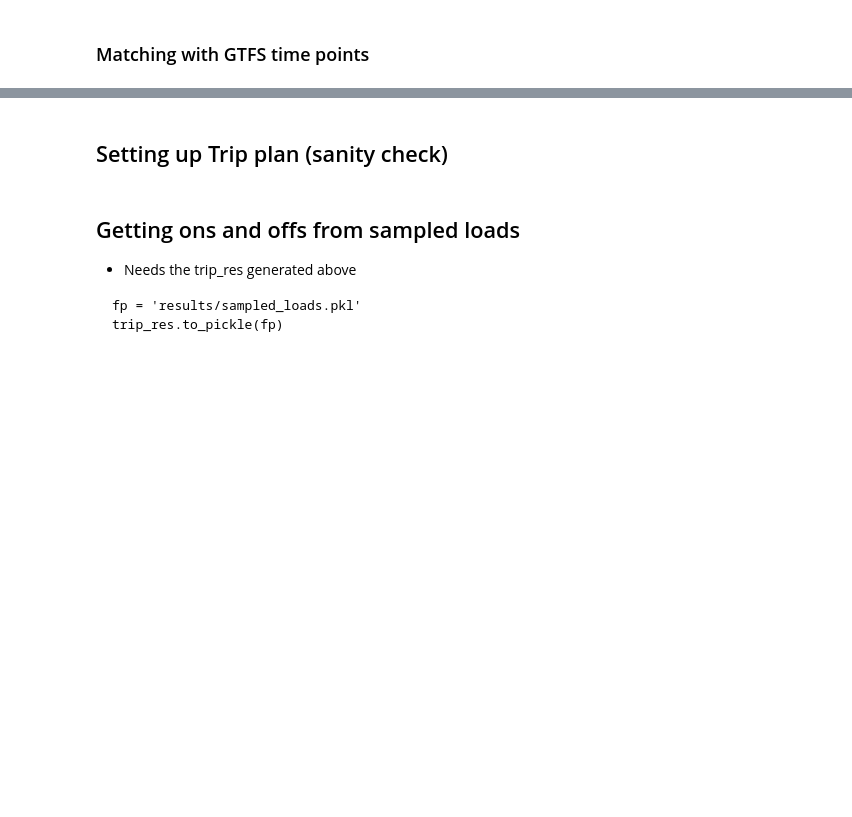
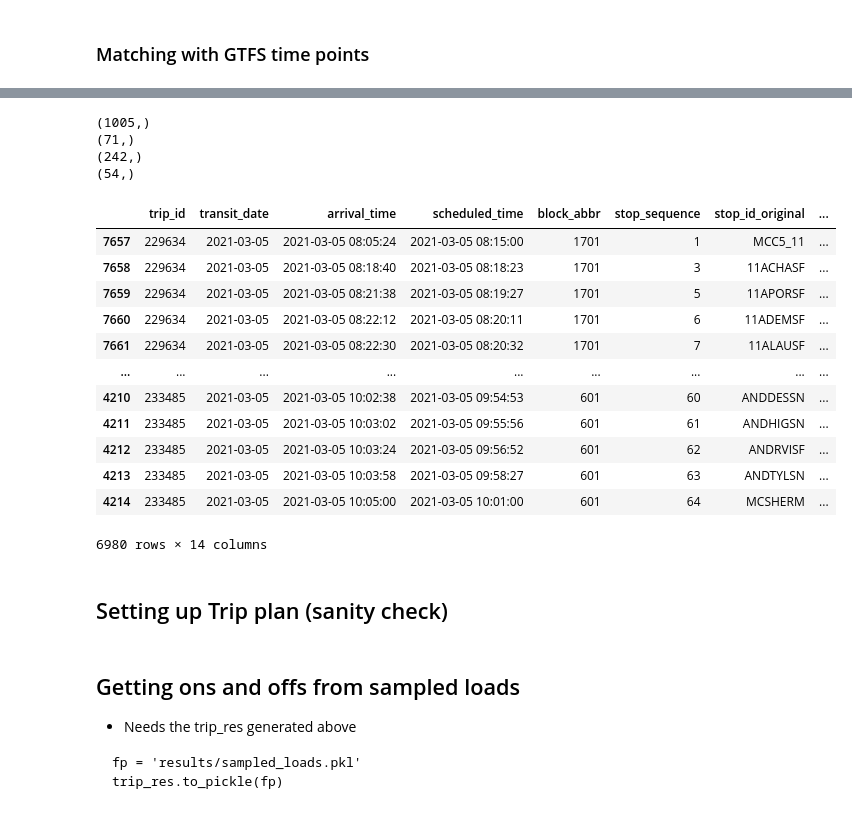
Before and after one commit to jptalusan/ICCPS_stationing, a Jupyter notebook: data_generation/generate_day_trips.ipynb, the cells around one changed output, grey strips where cells are left out. Drawn from its saved outputs; the diff is of its cells as text; code cells hidden in the pictures; blank space fills up the shorter version.

```diff
--- a/data_generation/generate_day_trips.ipynb
+++ b/data_generation/generate_day_trips.ipynb
@@ -162,8 +157,8 @@ def add_features(df):
     df = df.drop(columns=['minute', 'minuteByWindow', 'temp'])
 
     # HACK
-    df = df[df['hour'] != 3]
-    df = df[df['stop_sequence'] != 0]
+    # df = df[df['hour'] != 3]
+    # df = df[df['stop_sequence'] != 0]
 
     df = df.sort_values(by=['block_abbr', 'arrival_time']).reset_index(drop=True)
 
@@ -243,5 +238,9 @@ columns = joblib.load('models/LL_X_columns.joblib')
 label_encoders = joblib.load('models/LL_Label_encoders.joblib')
 ohe_encoder = joblib.load('models/LL_OHE_encoder.joblib')
 num_scaler = joblib.load('models/LL_Num_scaler.joblib')
+# %%
+DATE = '2021-03-05'
+start_time = '08:00:00'
+end_time = '12:00:00'
 # %%
 # 2021-10-18, 2021-11-23, 2021-12-15, 2022-01-
@@ -319,7 +297,7 @@ NUM_CLASSES = 5
 FUTURE = None
 PAST = 5
 
-NUM_TRIPS = 1
+NUM_TRIPS = None
 if NUM_TRIPS == None:
     rand_trips = df.trip_id.unique().tolist()
 else:
@@ -409 +401,43 @@ _trip_res = trip_res[_columns]
+# %%
+import json
+# Vehicle assignments
+# Each vehicle config is a dict: {vehicle_capacity, blocks}
+DEFAULT_CAPACITY = 40.0
+overall_vehicle_plan = {}
+
+fp = f'results/sampled_loads_{DATE.replace("-","")}.pkl'
+trip_res_df = pd.read_pickle(fp)
+print(trip_res_df.trip_id.unique().shape)
+print(trip_res_df.vehicle_id.unique().shape)
+
+start_datetime = dt.datetime.strptime(f"{DATE} {start_time}", "%Y-%m-%d %H:%M:%S")
+end_datetime = dt.datetime.strptime(f"{DATE} {end_time}", "%Y-%m-%d %H:%M:%S")
+
+arr = []
+for trip_id, trip_df in trip_res_df.groupby('trip_id'):
+    if (trip_df.scheduled_time.min() >= start_datetime) and (trip_df.scheduled_time.max() <= end_datetime):
+        arr.append(trip_df)
+
+trip_res_df = pd.concat(arr)
+print(trip_res_df.trip_id.unique().shape)
+print(trip_res_df.vehicle_id.unique().shape)
+trip_res_df
+# %% [output]
+(1005,)
+(71,)
+(242,)
+(54,)
+|  | trip_id | transit_date | arrival_time | scheduled_time | block_abbr | stop_sequence | stop_id_original | ... |
+| 7657 | 229634 | 2021-03-05 | 2021-03-05 08:05:24 | 2021-03-05 08:15:00 | 1701 | 1 | MCC5_11 | ... |
+| 7658 | 229634 | 2021-03-05 | 2021-03-05 08:18:40 | 2021-03-05 08:18:23 | 1701 | 3 | 11ACHASF | ... |
+| 7659 | 229634 | 2021-03-05 | 2021-03-05 08:21:38 | 2021-03-05 08:19:27 | 1701 | 5 | 11APORSF | ... |
+| 7660 | 229634 | 2021-03-05 | 2021-03-05 08:22:12 | 2021-03-05 08:20:11 | 1701 | 6 | 11ADEMSF | ... |
+| 7661 | 229634 | 2021-03-05 | 2021-03-05 08:22:30 | 2021-03-05 08:20:32 | 1701 | 7 | 11ALAUSF | ... |
+| ... | ... | ... | ... | ... | ... | ... | ... | ... |
+| 4210 | 233485 | 2021-03-05 | 2021-03-05 10:02:38 | 2021-03-05 09:54:53 | 601 | 60 | ANDDESSN | ... |
+| 4211 | 233485 | 2021-03-05 | 2021-03-05 10:03:02 | 2021-03-05 09:55:56 | 601 | 61 | ANDHIGSN | ... |
+| 4212 | 233485 | 2021-03-05 | 2021-03-05 10:03:24 | 2021-03-05 09:56:52 | 601 | 62 | ANDRVISF | ... |
+| 4213 | 233485 | 2021-03-05 | 2021-03-05 10:03:58 | 2021-03-05 09:58:27 | 601 | 63 | ANDTYLSN | ... |
+| 4214 | 233485 | 2021-03-05 | 2021-03-05 10:05:00 | 2021-03-05 10:01:00 | 601 | 64 | MCSHERM | ... |
+6980 rows × 14 columns
 # %%
```
Also changed, not shown: parts of 15 cells of this notebook, 16 other files.
